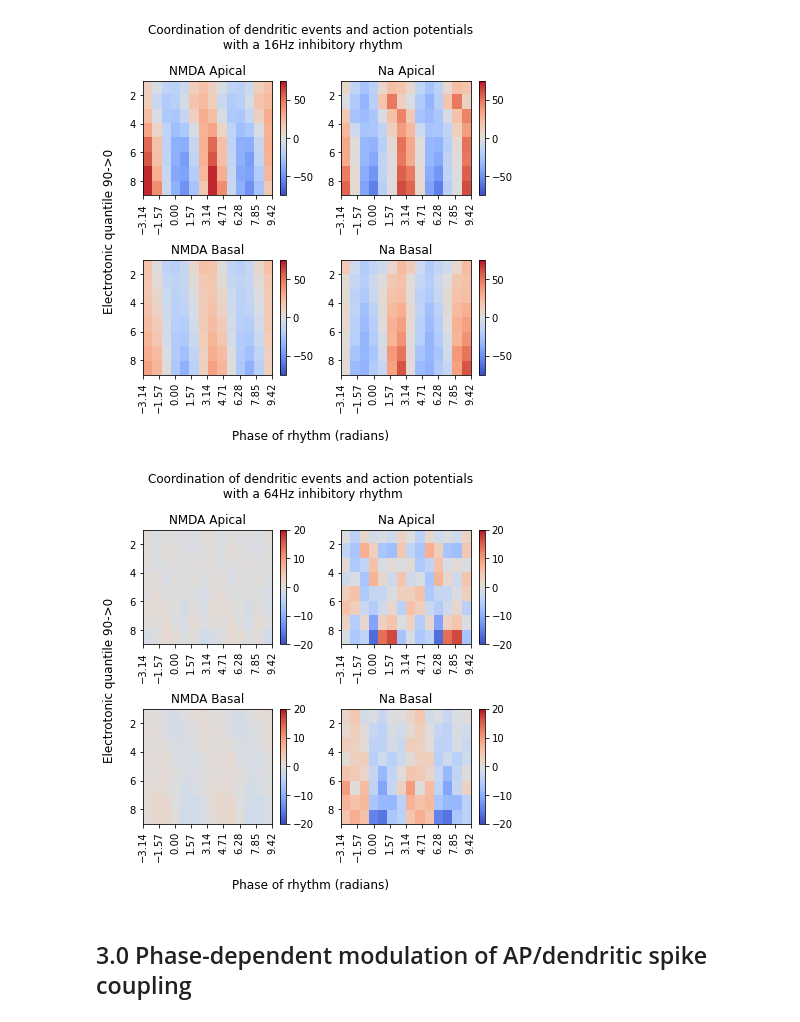
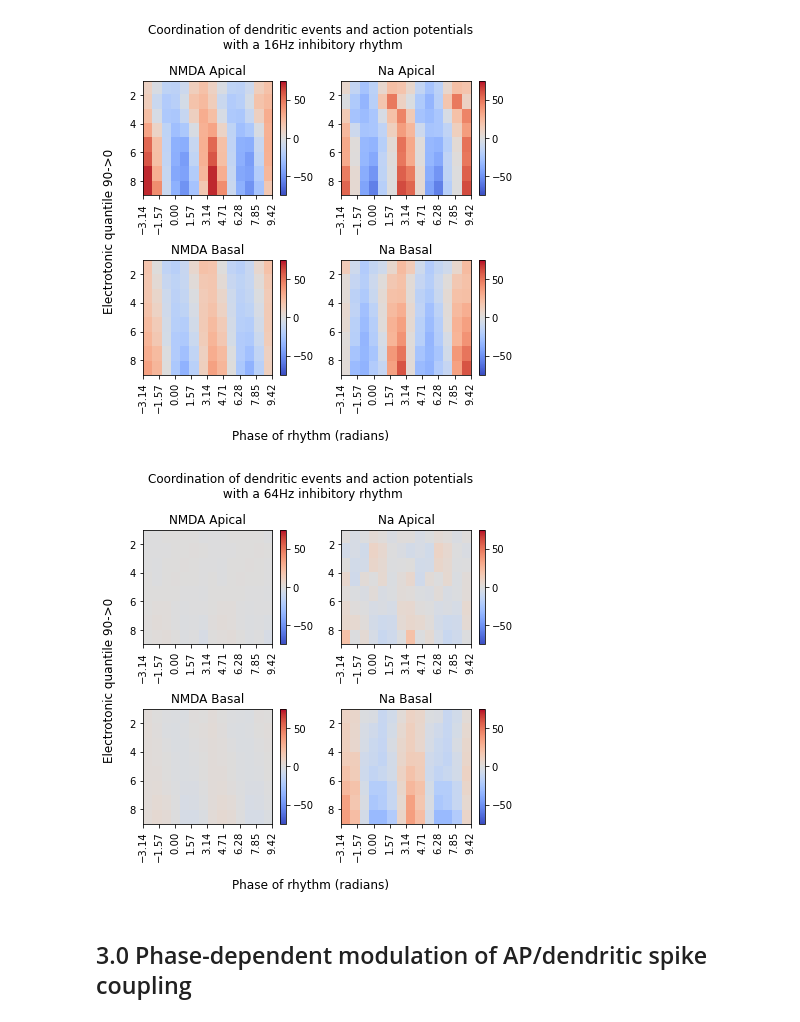
Before and after one commit to dbheadley/InhibOnDendComp, a Jupyter notebook: scripts/DendSpike_RhythmicInh_PoissonExc.ipynb, the cells around one changed output. Cells and saved outputs as stored; diff of their text form; code cells hidden in the pictures.

```diff
--- a/scripts/DendSpike_RhythmicInh_PoissonExc.ipynb
+++ b/scripts/DendSpike_RhythmicInh_PoissonExc.ipynb
@@ -48,7 +48,7 @@ edges = np.linspace(-np.pi, np.pi, ph_bin_num)
 ### 1.2 List files to be processed
 # %%
 # locate simulation files
-root_16_dir = 'Y:\\DendCompOsc\\output_16Hz_no_exc_mod\\'
+root_16_dir = 'Z:\\DendOscSub\\output_16Hz_no_exc_mod\\'
 sim_16_dict = {'SimName': 'output_16Hz_no_exc_mod',
                'RootDir': root_16_dir,
                'CaFile': root_16_dir + 'output_16Hz_no_exc_mod_ca.csv',
@@ -56,12 +56,12 @@ sim_16_dict = {'SimName': 'output_16Hz_no_exc_mod',
                'NMDAFile': root_16_dir + 'output_16Hz_no_exc_mod_nmda.csv',
                'APFile': root_16_dir + 'spikes.h5'}
 
-root_64_dir = 'Y:\\DendCompOsc\\output_64Hz_no_exc_mod\\'
+root_64_dir = 'Z:\\DendOscSub\\output_64Hz_no_exc_mod_dom_40p\\'
 sim_64_dict = {'SimName': 'output_64Hz_no_exc_mod',
                'RootDir': root_64_dir,
-               'CaFile': root_64_dir + 'output_64Hz_no_exc_mod_ca.csv',
-               'NaFile': root_64_dir + 'output_64Hz_no_exc_mod_na.csv',
-               'NMDAFile': root_64_dir + 'output_64Hz_no_exc_mod_nmda.csv',
+               'CaFile': root_64_dir + 'output_64Hz_no_exc_mod_dom_40p_ca.csv',
+               'NaFile': root_64_dir + 'output_64Hz_no_exc_mod_dom_40p_na.csv',
+               'NMDAFile': root_64_dir + 'output_64Hz_no_exc_mod_dom_40p_nmda.csv',
                'APFile': root_64_dir + 'spikes.h5'}
 # %% [markdown]
 ## 2.0 Phase binned histograms for dendritic and somatic spikes
@@ -212,14 +233,14 @@ fig.savefig('../figures/DendSpikes16RhymInhib.pdf')
 # %%
 # plot of NMDA and Na spikes for 64 hz somatic inhib
 fig,ax = plt.subplots(2,2)
-plot_dend_set(ph_64_bin, [-20, 20], fig, ax)
+plot_dend_set(ph_64_bin, [-75, 75], fig, ax)
 fig.suptitle('Coordination of dendritic events and action potentials\n'
              + ' with a 64Hz inhibitory rhythm')
 fig.set_size_inches(6,6)
 fig.tight_layout()
 fig.savefig('../figures/DendSpikes64RhymInhib.pdf')
 # %% [output]
-[figure, old version]
+[figure, new version]
 # %% [markdown]
 ## 3.0 Phase-dependent modulation of AP/dendritic spike coupling
 # %% [markdown]
```
Also changed, not shown: parts of 3 cells of this notebook, 9 other files.
